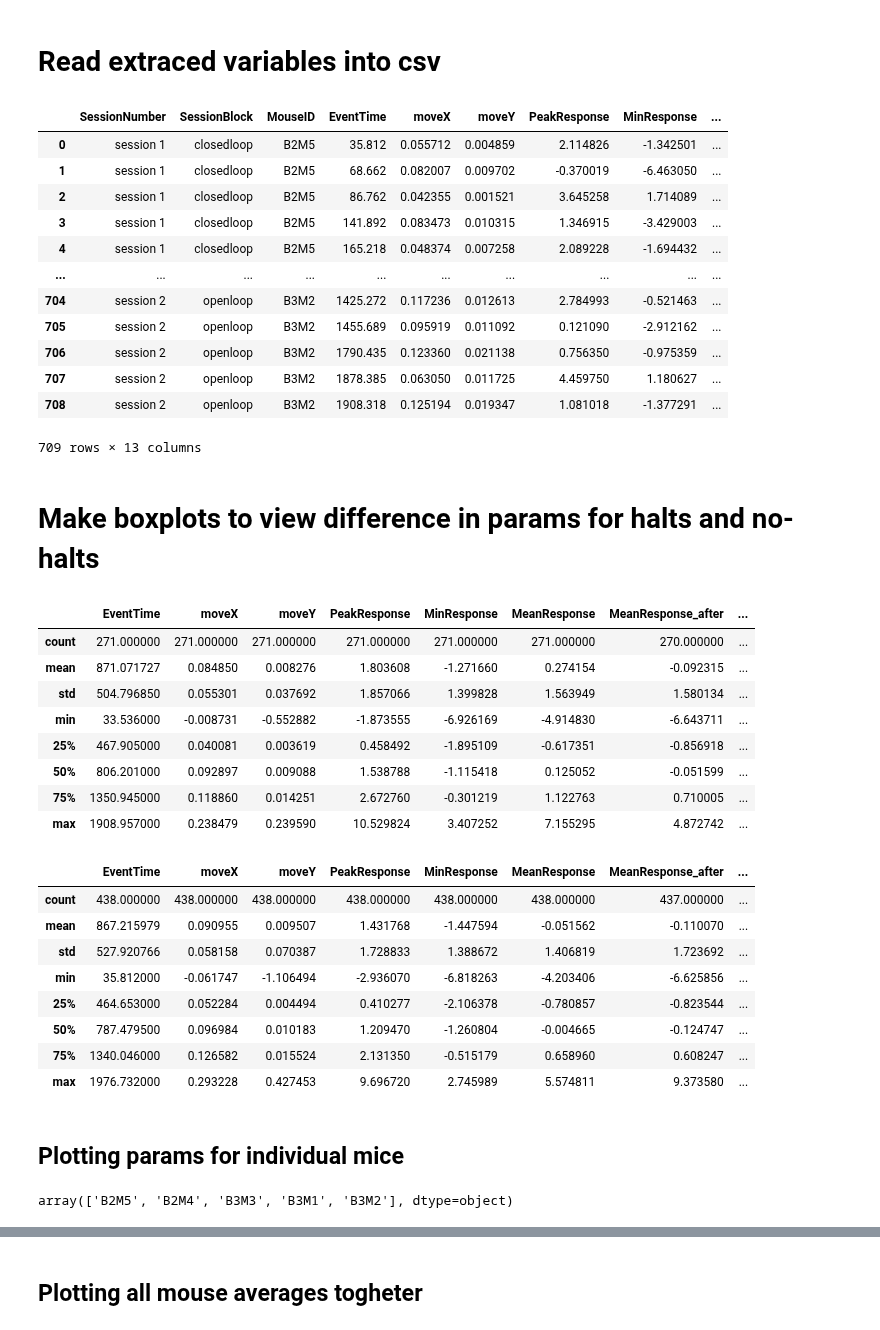
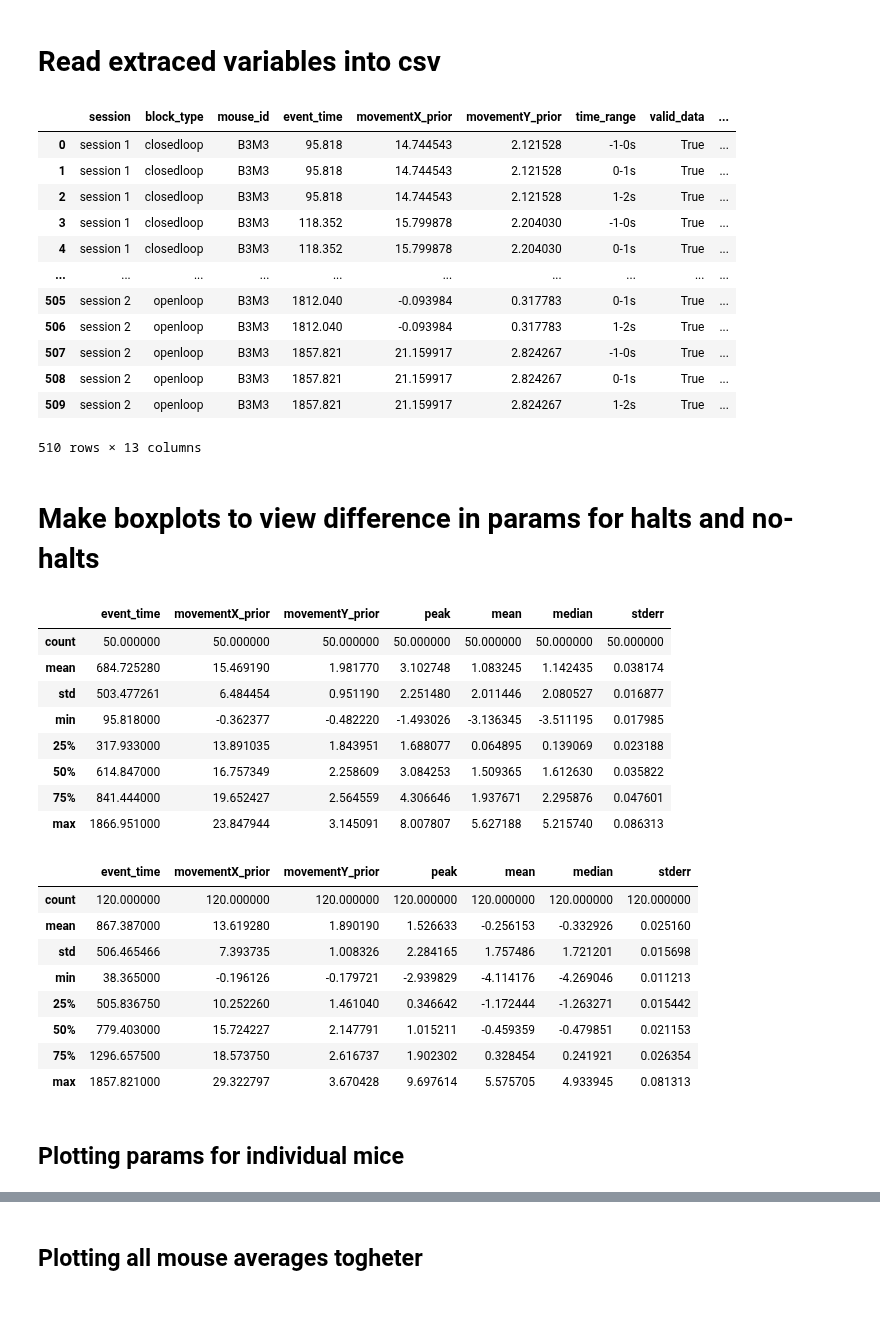
Before and after one commit to ikharitonov/vestibular_vr_pipeline, a Jupyter notebook: Mismatch_analysis/Fitting_models.ipynb, the cells around one changed output, grey strips where cells are left out. Saved outputs shown, nothing was run; the diff lists cells and outputs as text; code cells hidden in the pictures.

```diff
--- a/Mismatch_analysis/Fitting_models.ipynb
+++ b/Mismatch_analysis/Fitting_models.ipynb
@@ -12,58 +12,54 @@ from scipy.stats import shapiro, chi2, mannwhitneyu, ttest_ind
 # %% [markdown]
 # Read extraced variables into csv
 # %%
-Vars = pd.read_csv('GCaAMP_MM_extracted_vars.csv')
+Vars = pd.read_csv('Saved_data/GCaMP_closedopenMM_all_470_stats_df.csv')
 sensor = 'GCaMP'
 #Vars = pd.read_csv('GRAB_MM_extracted_vars.csv')
 #sensor = 'GRAB'
 Vars
 # %% [output]
-|  | SessionNumber | SessionBlock | MouseID | EventTime | moveX | moveY | PeakResponse | MinResponse | ... |
-| 0 | session 1 | closedloop | B2M5 | 35.812 | 0.055712 | 0.004859 | 2.114826 | -1.342501 | ... |
-| 1 | session 1 | closedloop | B2M5 | 68.662 | 0.082007 | 0.009702 | -0.370019 | -6.463050 | ... |
-| 2 | session 1 | closedloop | B2M5 | 86.762 | 0.042355 | 0.001521 | 3.645258 | 1.714089 | ... |
-| 3 | session 1 | closedloop | B2M5 | 141.892 | 0.083473 | 0.010315 | 1.346915 | -3.429003 | ... |
-| 4 | session 1 | closedloop | B2M5 | 165.218 | 0.048374 | 0.007258 | 2.089228 | -1.694432 | ... |
+|  | session | block_type | mouse_id | event_time | movementX_prior | movementY_prior | time_range | valid_data | ... |
+| 0 | session 1 | closedloop | B3M3 | 95.818 | 14.744543 | 2.121528 | -1-0s | True | ... |
+| 1 | session 1 | closedloop | B3M3 | 95.818 | 14.744543 | 2.121528 | 0-1s | True | ... |
+| 2 | session 1 | closedloop | B3M3 | 95.818 | 14.744543 | 2.121528 | 1-2s | True | ... |
+| 3 | session 1 | closedloop | B3M3 | 118.352 | 15.799878 | 2.204030 | -1-0s | True | ... |
+| 4 | session 1 | closedloop | B3M3 | 118.352 | 15.799878 | 2.204030 | 0-1s | True | ... |
 | ... | ... | ... | ... | ... | ... | ... | ... | ... | ... |
-| 704 | session 2 | openloop | B3M2 | 1425.272 | 0.117236 | 0.012613 | 2.784993 | -0.521463 | ... |
-| 705 | session 2 | openloop | B3M2 | 1455.689 | 0.095919 | 0.011092 | 0.121090 | -2.912162 | ... |
-| 706 | session 2 | openloop | B3M2 | 1790.435 | 0.123360 | 0.021138 | 0.756350 | -0.975359 | ... |
-| 707 | session 2 | openloop | B3M2 | 1878.385 | 0.063050 | 0.011725 | 4.459750 | 1.180627 | ... |
-| 708 | session 2 | openloop | B3M2 | 1908.318 | 0.125194 | 0.019347 | 1.081018 | -1.377291 | ... |
+| 505 | session 2 | openloop | B3M3 | 1812.040 | -0.093984 | 0.317783 | 0-1s | True | ... |
+| 506 | session 2 | openloop | B3M3 | 1812.040 | -0.093984 | 0.317783 | 1-2s | True | ... |
+| 507 | session 2 | openloop | B3M3 | 1857.821 | 21.159917 | 2.824267 | -1-0s | True | ... |
+| 508 | session 2 | openloop | B3M3 | 1857.821 | 21.159917 | 2.824267 | 0-1s | True | ... |
+| 509 | session 2 | openloop | B3M3 | 1857.821 | 21.159917 | 2.824267 | 1-2s | True | ... |
-709 rows × 13 columns
+510 rows × 13 columns
 # %% [markdown]
 # Make boxplots to view difference in params for halts and no-halts
 # %%
-halt_data = Vars.loc[Vars.event == 'halt']
-halt_data.describe()
+#Look at halt data for 0 to 1 second after halt
+halt_data_during = Vars.loc[Vars.halt == True].loc[Vars.time_range == '0-1s']
+halt_data_during.describe()
 # %% [output]
-|  | EventTime | moveX | moveY | PeakResponse | MinResponse | MeanResponse | MeanResponse_after | ... |
-| count | 271.000000 | 271.000000 | 271.000000 | 271.000000 | 271.000000 | 271.000000 | 270.000000 | ... |
-| mean | 871.071727 | 0.084850 | 0.008276 | 1.803608 | -1.271660 | 0.274154 | -0.092315 | ... |
-| std | 504.796850 | 0.055301 | 0.037692 | 1.857066 | 1.399828 | 1.563949 | 1.580134 | ... |
-| min | 33.536000 | -0.008731 | -0.552882 | -1.873555 | -6.926169 | -4.914830 | -6.643711 | ... |
-| 25% | 467.905000 | 0.040081 | 0.003619 | 0.458492 | -1.895109 | -0.617351 | -0.856918 | ... |
-| 50% | 806.201000 | 0.092897 | 0.009088 | 1.538788 | -1.115418 | 0.125052 | -0.051599 | ... |
-| 75% | 1350.945000 | 0.118860 | 0.014251 | 2.672760 | -0.301219 | 1.122763 | 0.710005 | ... |
-| max | 1908.957000 | 0.238479 | 0.239590 | 10.529824 | 3.407252 | 7.155295 | 4.872742 | ... |
+|  | event_time | movementX_prior | movementY_prior | peak | mean | median | stderr |
+| count | 50.000000 | 50.000000 | 50.000000 | 50.000000 | 50.000000 | 50.000000 | 50.000000 |
+| mean | 684.725280 | 15.469190 | 1.981770 | 3.102748 | 1.083245 | 1.142435 | 0.038174 |
+| std | 503.477261 | 6.484454 | 0.951190 | 2.251480 | 2.011446 | 2.080527 | 0.016877 |
+| min | 95.818000 | -0.362377 | -0.482220 | -1.493026 | -3.136345 | -3.511195 | 0.017985 |
+| 25% | 317.933000 | 13.891035 | 1.843951 | 1.688077 | 0.064895 | 0.139069 | 0.023188 |
+| 50% | 614.847000 | 16.757349 | 2.258609 | 3.084253 | 1.509365 | 1.612630 | 0.035822 |
+| 75% | 841.444000 | 19.652427 | 2.564559 | 4.306646 | 1.937671 | 2.295876 | 0.047601 |
+| max | 1866.951000 | 23.847944 | 3.145091 | 8.007807 | 5.627188 | 5.215740 | 0.086313 |
 # %%
-Nohalt_data = Vars.loc[Vars.event == 'no halt']
-Nohalt_data.describe()
+#Look at halt data for 0 to 1 second after the non-halt
+Nohalt_data_during = Vars.loc[Vars.halt == False].loc[Vars.time_range == '0-1s']
+Nohalt_data_during.describe()
 # %% [output]
-|  | EventTime | moveX | moveY | PeakResponse | MinResponse | MeanResponse | MeanResponse_after | ... |
-| count | 438.000000 | 438.000000 | 438.000000 | 438.000000 | 438.000000 | 438.000000 | 437.000000 | ... |
-| mean | 867.215979 | 0.090955 | 0.009507 | 1.431768 | -1.447594 | -0.051562 | -0.110070 | ... |
-| std | 527.920766 | 0.058158 | 0.070387 | 1.728833 | 1.388672 | 1.406819 | 1.723692 | ... |
-| min | 35.812000 | -0.061747 | -1.106494 | -2.936070 | -6.818263 | -4.203406 | -6.625856 | ... |
-| 25% | 464.653000 | 0.052284 | 0.004494 | 0.410277 | -2.106378 | -0.780857 | -0.823544 | ... |
-| 50% | 787.479500 | 0.096984 | 0.010183 | 1.209470 | -1.260804 | -0.004665 | -0.124747 | ... |
-| 75% | 1340.046000 | 0.126582 | 0.015524 | 2.131350 | -0.515179 | 0.658960 | 0.608247 | ... |
-| max | 1976.732000 | 0.293228 | 0.427453 | 9.696720 | 2.745989 | 5.574811 | 9.373580 | ... |
+|  | event_time | movementX_prior | movementY_prior | peak | mean | median | stderr |
+| count | 120.000000 | 120.000000 | 120.000000 | 120.000000 | 120.000000 | 120.000000 | 120.000000 |
+| mean | 867.387000 | 13.619280 | 1.890190 | 1.526633 | -0.256153 | -0.332926 | 0.025160 |
+| std | 506.465466 | 7.393735 | 1.008326 | 2.284165 | 1.757486 | 1.721201 | 0.015698 |
+| min | 38.365000 | -0.196126 | -0.179721 | -2.939829 | -4.114176 | -4.269046 | 0.011213 |
+| 25% | 505.836750 | 10.252260 | 1.461040 | 0.346642 | -1.172444 | -1.263271 | 0.015442 |
+| 50% | 779.403000 | 15.724227 | 2.147791 | 1.015211 | -0.459359 | -0.479851 | 0.021153 |
+| 75% | 1296.657500 | 18.573750 | 2.616737 | 1.902302 | 0.328454 | 0.241921 | 0.026354 |
+| max | 1857.821000 | 29.322797 | 3.670428 | 9.697614 | 5.575705 | 4.933945 | 0.081313 |
 # %% [markdown]
 ## Plotting params for individual mice
-# %%
-mouse = 'B3M2'
-mousedata = Vars.loc[Vars.MouseID == mouse]
-Vars.MouseID.unique()
-# %% [output]
-array(['B2M5', 'B2M4', 'B3M3', 'B3M1', 'B3M2'], dtype=object)
```
Also changed, not shown: parts of 4 cells of this notebook, 12 other files.
